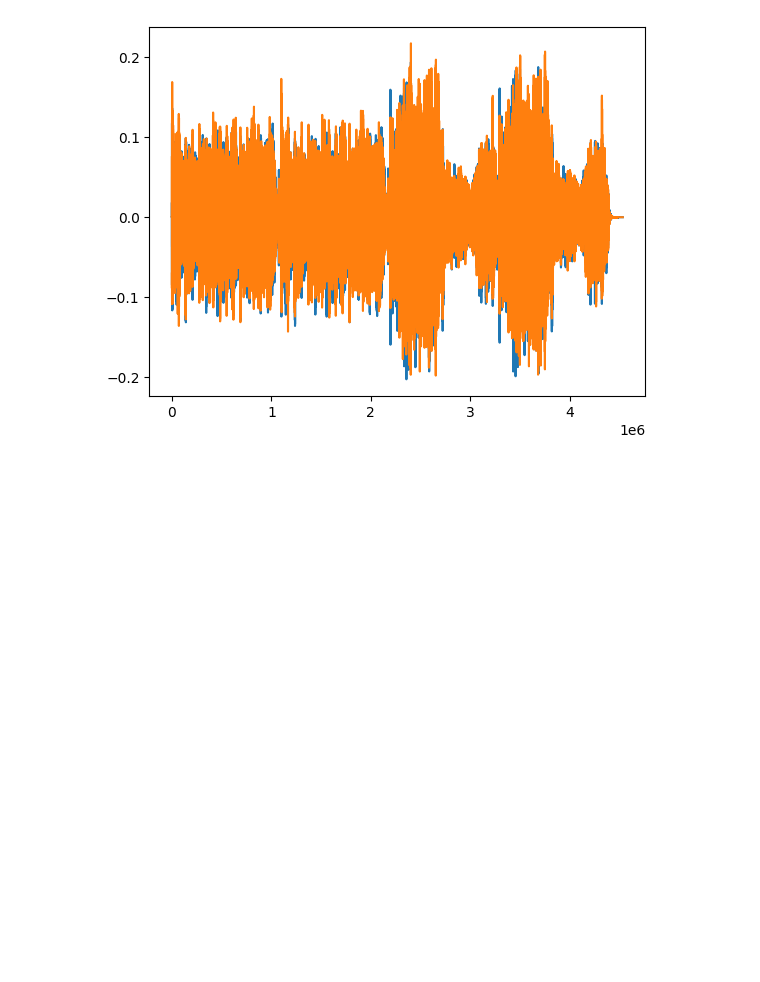
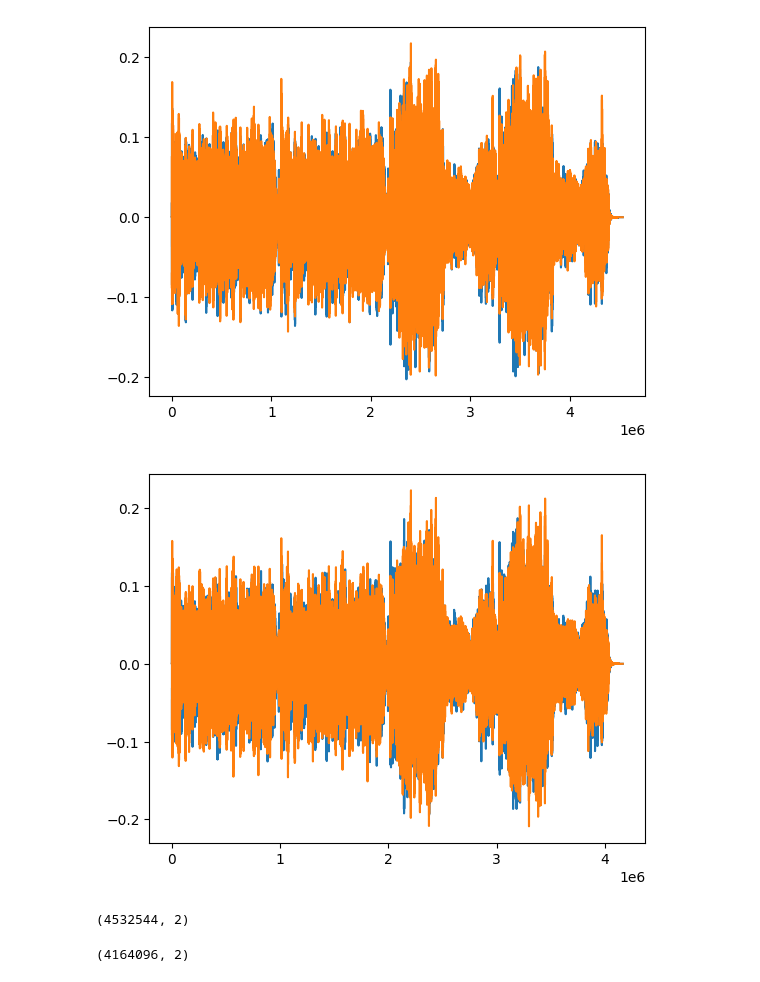
Before and after one commit to ematth/hifi-gan, a Jupyter notebook: debugging.ipynb, the cells around one changed output. Drawn from its saved outputs; the diff is of its cells as text; code cells hidden in the pictures; blank space fills up the shorter version.

```diff
--- a/debugging.ipynb
+++ b/debugging.ipynb
@@ -5,14 +6,23 @@ from scipy.io.wavfile import read, write
 # %%
-def plotting(file: str, fig: plt.figure = plt.figure()) -> plt.plot:
+def plotting(file: str, fig: plt.figure = plt.figure()) -> tuple[plt.plot, int, np.ndarray]:
     file = file.replace('.wav', '', 1); file = file.replace('test_files/', '', 1)
     sr, x = read(f'test_files/{file}.wav')
     #print(sr, x)
     plt.plot(x)
-    return fig
+    return fig, sr, x
 
-f = plt.figure()
-f = plotting('test_files/minuet_48k.wav', fig=f)
+a = plt.figure()
+a, sr, x = plotting('test_files/minuet_48k.wav', fig=a)
 #plotting('minuet')
 # %% [output]
 <Figure size 640x480 with 0 Axes>
 [figure]
+# %%
+b = plt.figure()
+b = plotting('test_files/minuet.wav', fig=b)
+# %% [output]
+[figure, added]
+# %%
+x.shape
+# %% [output]
+(4532544, 2)
@@ -18,0 +31,6 @@ f = plotting('test_files/minuet_48k.wav', fig=f)
+# %%
+output = pd.read_csv('figures/minuet.wav_arr.csv', sep=',', header=None)
+print(output.shape)
+a = output.to_numpy(dtype=np.int16)
+# %% [output]
+(4164096, 2)
```
Also changed, not shown: parts of 4 cells of this notebook, 9 other files.
